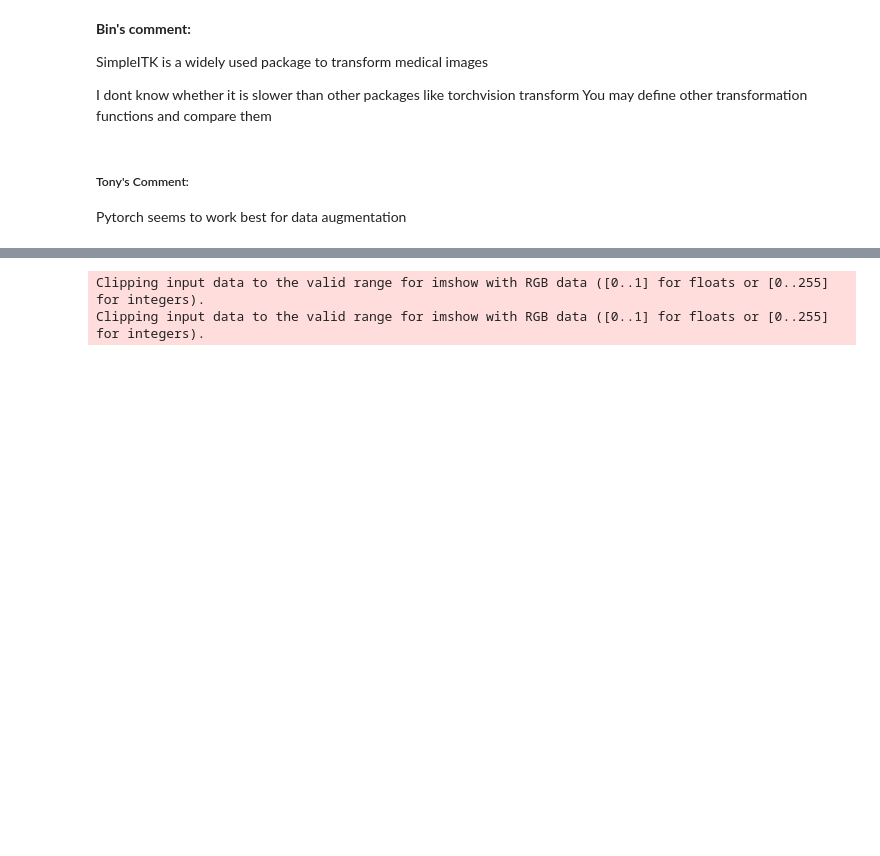
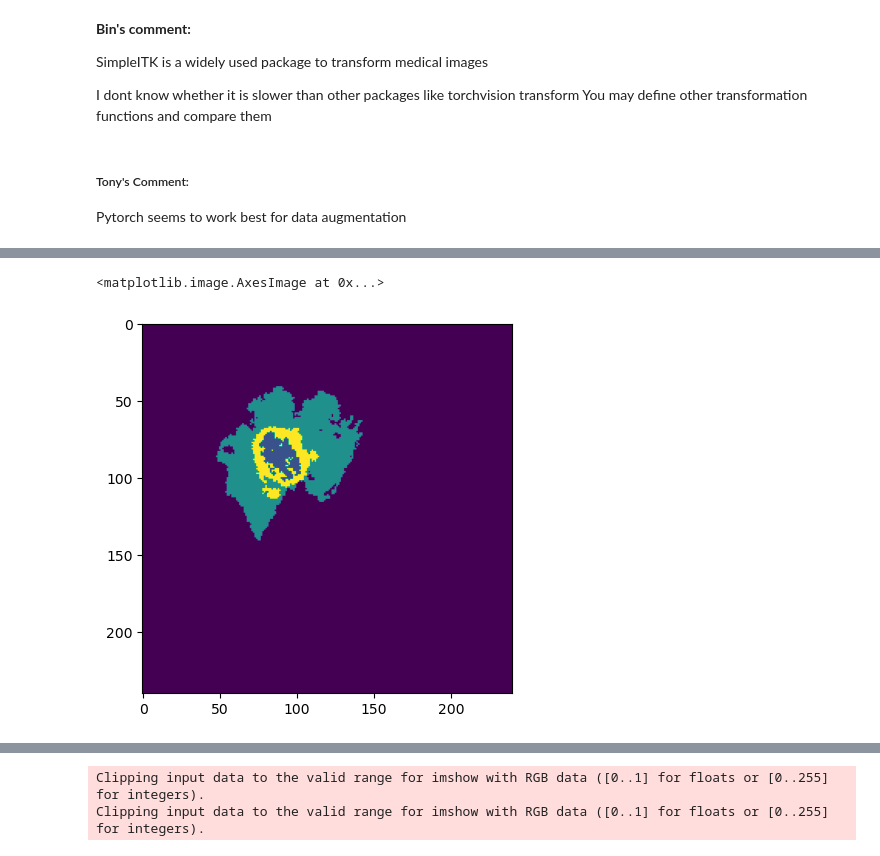
Before and after one commit to binhu02/CSCI5561_Project, a Jupyter notebook: CSCI5561_Refactored/main.ipynb, the cells around one changed output, grey strips where cells are left out. Drawn from its saved outputs; the diff is of its cells as text; code cells hidden in the pictures; blank space fills up the shorter version.

```diff
--- a/CSCI5561_Refactored/main.ipynb
+++ b/CSCI5561_Refactored/main.ipynb
@@ -266,0 +371,5 @@ for idx in range(100):
+# %%
+plt.imshow(labels_trans[idx])
+# %% [output]
+<matplotlib.image.AxesImage at 0x...>
+[figure, added]
```
Also changed, not shown: parts of 6 cells of this notebook, 1 other file.
